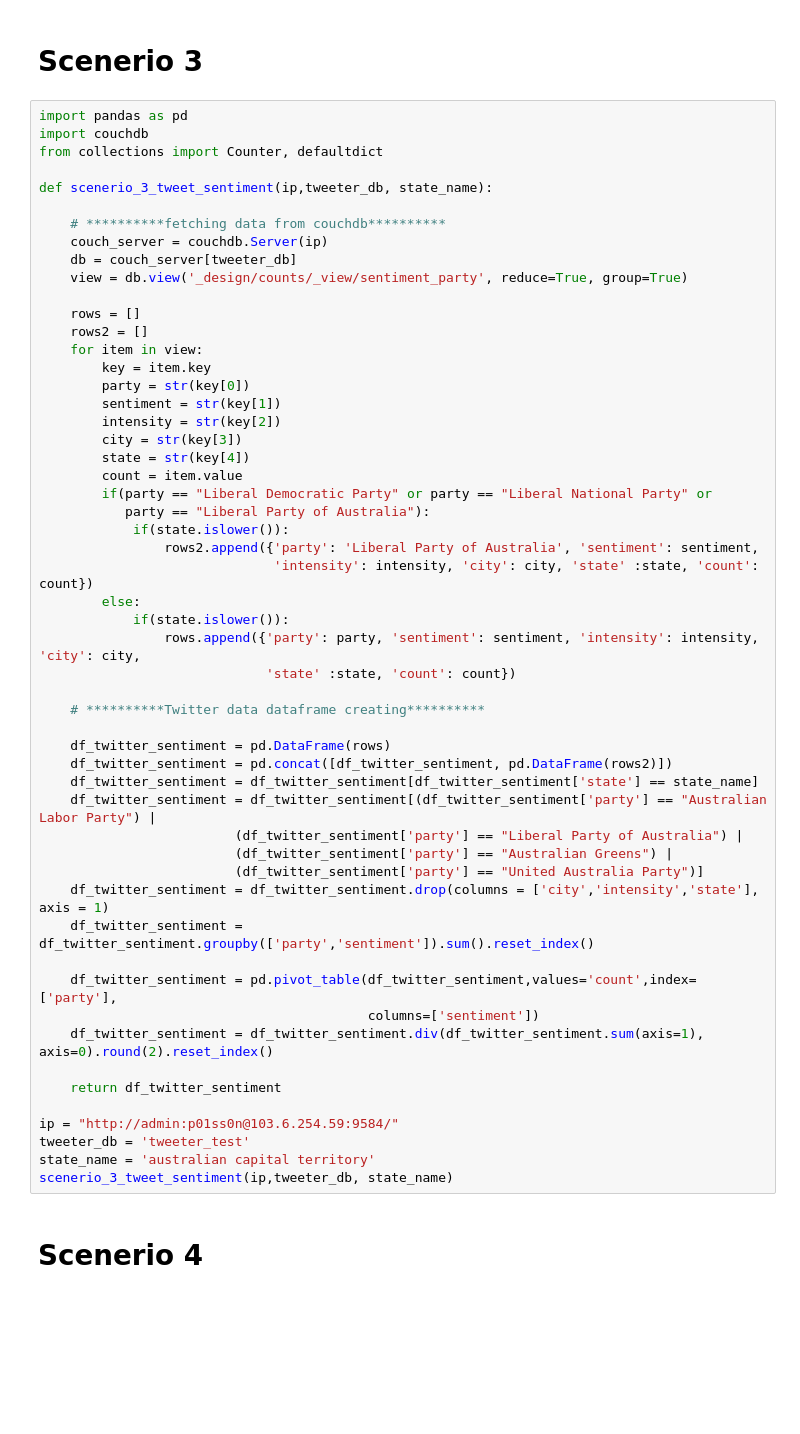
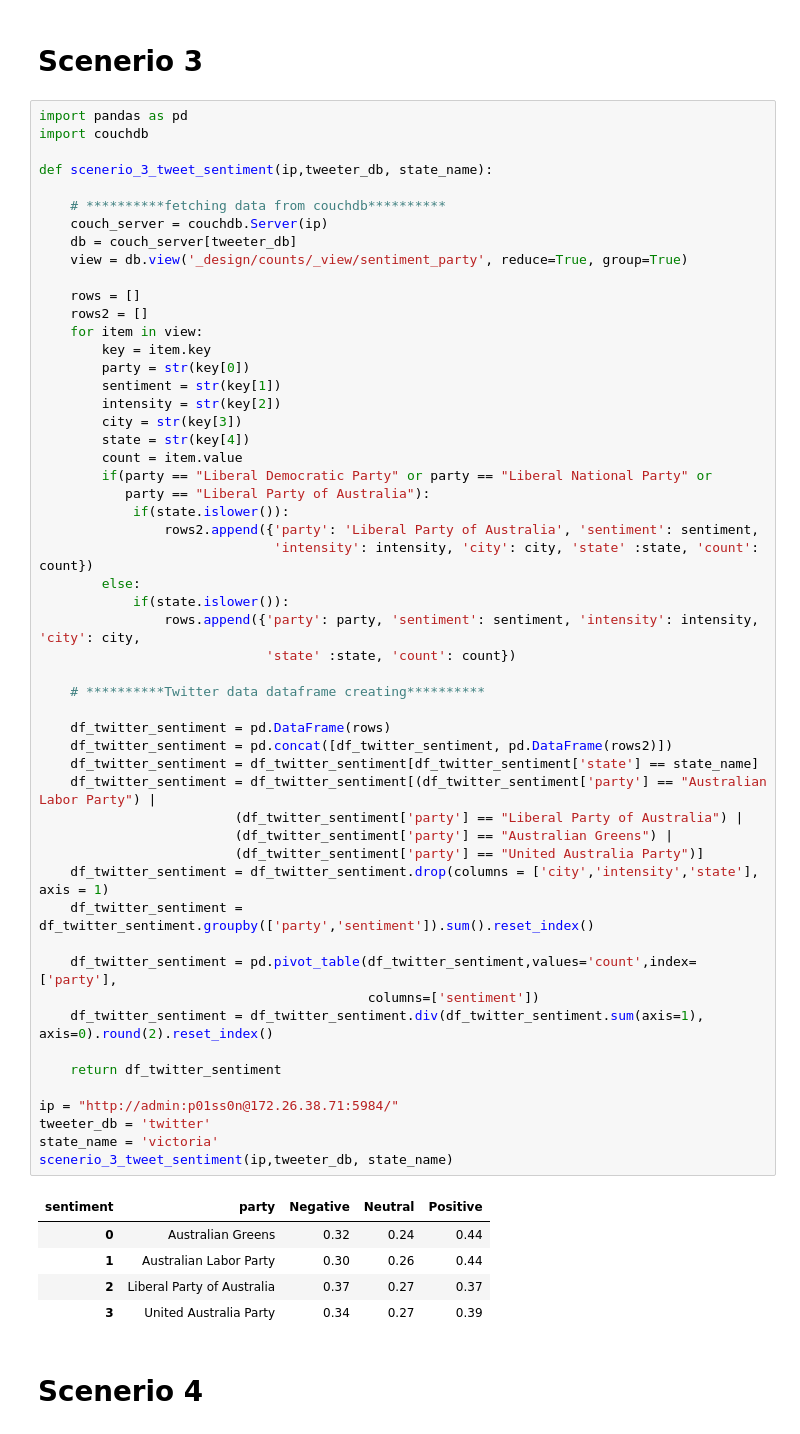
Before and after one commit to iknow1988/Cloud_Solution_Federal_Australia_Election, a Jupyter notebook: src/scenerio.ipynb, the cells around one changed output. Drawn from its saved outputs; the diff is of its cells as text; blank space fills up the shorter version.

```diff
--- a/src/scenerio.ipynb
+++ b/src/scenerio.ipynb
@@ -192,7 +214,6 @@ def main():
 # %%
 import pandas as pd
 import couchdb
-from collections import Counter, defaultdict
 
 def scenerio_3_tweet_sentiment(ip,tweeter_db, state_name):
 
@@ -213,36 +234,42 @@ def scenerio_3_tweet_sentiment(ip,tweeter_db, state_name):
         count = item.value
         if(party == "Liberal Democratic Party" or party == "Liberal National Party" or
            party == "Liberal Party of Australia"):
             if(state.islower()):
                 rows2.append({'party': 'Liberal Party of Australia', 'sentiment': sentiment,
                               'intensity': intensity, 'city': city, 'state' :state, 'count': count})
         else:
             if(state.islower()):
                 rows.append({'party': party, 'sentiment': sentiment, 'intensity': intensity, 'city': city,
                              'state' :state, 'count': count})
 
     # **********Twitter data dataframe creating**********
 
     df_twitter_sentiment = pd.DataFrame(rows)
     df_twitter_sentiment = pd.concat([df_twitter_sentiment, pd.DataFrame(rows2)])
     df_twitter_sentiment = df_twitter_sentiment[df_twitter_sentiment['state'] == state_name]
     df_twitter_sentiment = df_twitter_sentiment[(df_twitter_sentiment['party'] == "Australian Labor Party") |
                          (df_twitter_sentiment['party'] == "Liberal Party of Australia") |
                          (df_twitter_sentiment['party'] == "Australian Greens") |
                          (df_twitter_sentiment['party'] == "United Australia Party")]
     df_twitter_sentiment = df_twitter_sentiment.drop(columns = ['city','intensity','state'], axis = 1)
     df_twitter_sentiment = df_twitter_sentiment.groupby(['party','sentiment']).sum().reset_index()
 
     df_twitter_sentiment = pd.pivot_table(df_twitter_sentiment,values='count',index=['party'],
                                           columns=['sentiment'])
     df_twitter_sentiment = df_twitter_sentiment.div(df_twitter_sentiment.sum(axis=1), axis=0).round(2).reset_index()
 
     return df_twitter_sentiment
 
-ip = "http://admin:p01ss0n@103.6.254.59:9584/"
-tweeter_db = 'tweeter_test'
-state_name = 'australian capital territory'
+ip = "http://admin:p01ss0n@172.26.38.71:5984/"
+tweeter_db = 'twitter'
+state_name = 'victoria'
 scenerio_3_tweet_sentiment(ip,tweeter_db, state_name)
+# %% [output]
+| sentiment | party | Negative | Neutral | Positive |
+| 0 | Australian Greens | 0.32 | 0.24 | 0.44 |
+| 1 | Australian Labor Party | 0.30 | 0.26 | 0.44 |
+| 2 | Liberal Party of Australia | 0.37 | 0.27 | 0.37 |
+| 3 | United Australia Party | 0.34 | 0.27 | 0.39 |
 # %% [markdown]
 # Scenerio 4
 # %%
```
Also changed, not shown: parts of 5 cells of this notebook.
